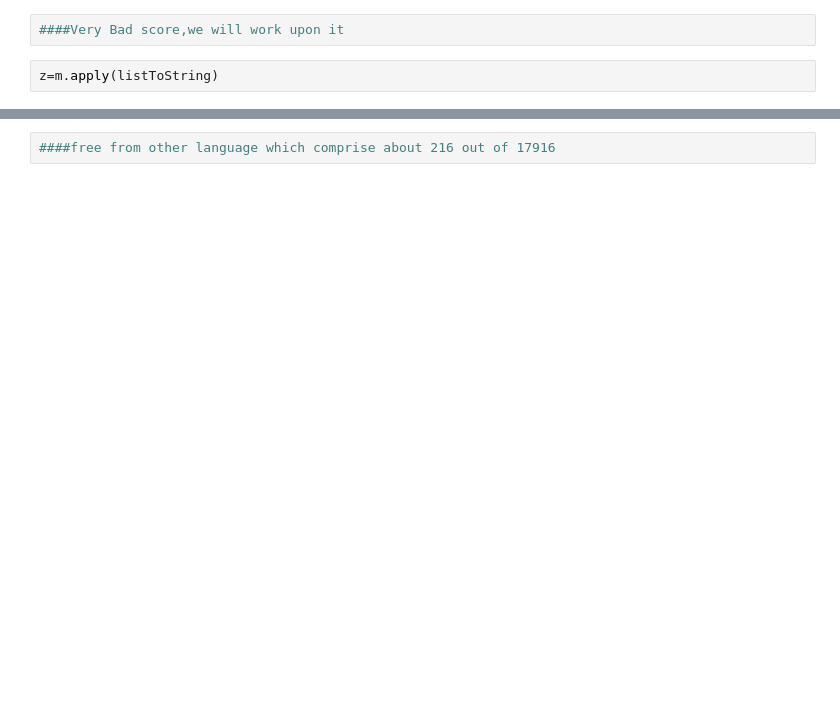
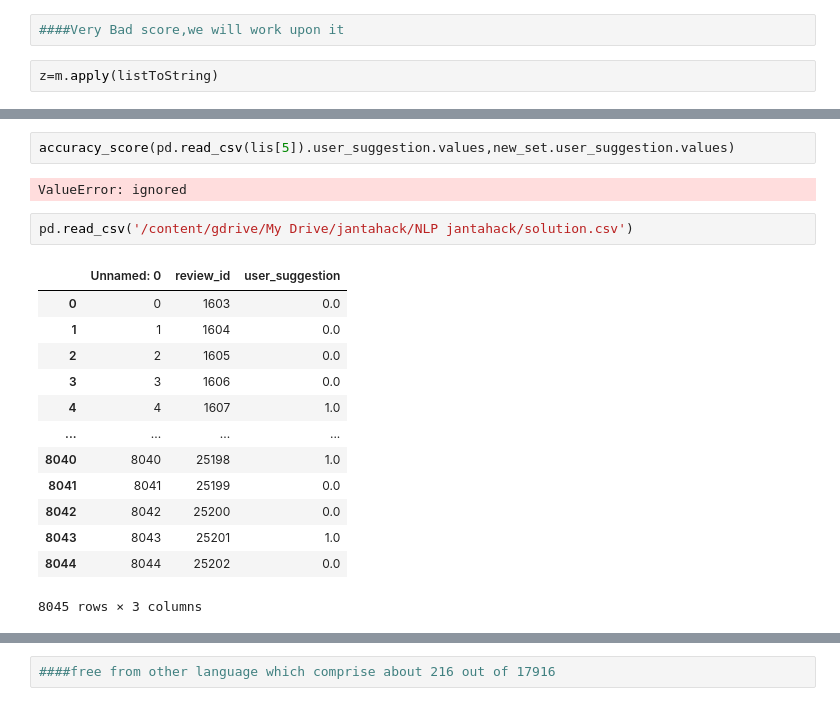
Before and after one commit to DB11051998/gamereview-sentiment, a Jupyter notebook: gamereview.ipynb, the cells around one changed output, grey strips where cells are left out. Drawn from its saved outputs; the diff is of its cells as text; blank space fills up the shorter version.

```diff
--- a/gamereview.ipynb
+++ b/gamereview.ipynb
@@ -332,0 +467,20 @@ Name: user_review, Length: 17278, dtype: object
+# %%
+accuracy_score(pd.read_csv(lis[5]).user_suggestion.values,new_set.user_suggestion.values)
+# %% [output]
+ValueError: ignored
+# %%
+pd.read_csv('/content/gdrive/My Drive/jantahack/NLP jantahack/solution.csv')
+# %% [output]
+|  | Unnamed: 0 | review_id | user_suggestion |
+| 0 | 0 | 1603 | 0.0 |
+| 1 | 1 | 1604 | 0.0 |
+| 2 | 2 | 1605 | 0.0 |
+| 3 | 3 | 1606 | 0.0 |
+| 4 | 4 | 1607 | 1.0 |
+| ... | ... | ... | ... |
+| 8040 | 8040 | 25198 | 1.0 |
+| 8041 | 8041 | 25199 | 0.0 |
+| 8042 | 8042 | 25200 | 0.0 |
+| 8043 | 8043 | 25201 | 1.0 |
+| 8044 | 8044 | 25202 | 0.0 |
+8045 rows × 3 columns
```
Also changed, not shown: parts of 54 cells of this notebook.
